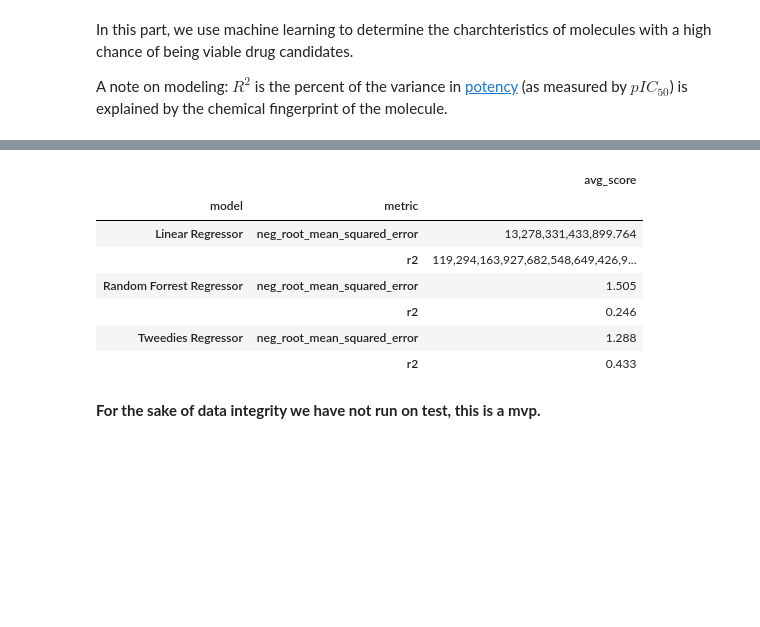
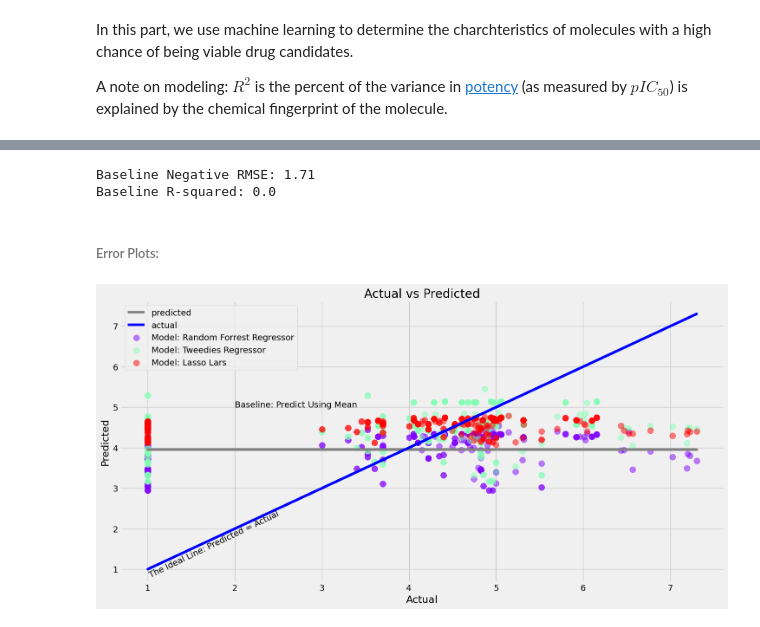
Before and after one commit to Germain-Drug-Discovery-Project/drug-discovery-project, a Jupyter notebook: Final Notebook.ipynb, the cells around one changed output, grey strips where cells are left out. Saved outputs shown, nothing was run; the diff lists cells and outputs as text; code cells hidden in the pictures; blank space fills up the shorter version.

Commit message:
Added evals and test to final notebook

```diff
--- a/Final Notebook.ipynb
+++ b/Final Notebook.ipynb
@@ -232,5 +242,10 @@ target.head()
 # %%
-names = ['Linear Regressor', 'Random Forrest Regressor', 'Tweedies Regressor']
-models = [LinearRegression(normalize = True), RandomForestRegressor(), TweedieRegressor()]
+# Defining names of the models and model to be types used
+reg_names = ['Random Forrest Regressor', 'Tweedies Regressor', 'Lasso Lars']
+reg_types = [RandomForestRegressor(), TweedieRegressor(), LassoLars()]
+
+cls_names = ['Decision Tree', 'Gaussian NB', 'Multinomial NB']
+cls_types = [DecisionTreeClassifier(), GaussianNB(), MultinomialNB()]
 # %%
-model_obj = Modeling_class(modeling_df, target, models, names)
+# Creating the object, feeding it the dataframe, target, and model names and types
+model_obj = Modeling_class(modeling_df, target, reg_types, reg_names, cls_types, cls_names)
@@ -243,13 +271,12 @@ Modeling done! Average scores are abstract represntations of how well this model
 # %%
-avg_metrics
+print(f'Baseline Negative RMSE: {model_obj.reg_baseline_nrmse}\nBaseline R-squared: {model_obj.reg_baseline_r2}')
 # %% [output]
-|  |  | avg_score |
-| model | metric |  |
-| Linear Regressor | neg_root_mean_squared_error | 13,278,331,433,899.764 |
-|  | r2 | 119,294,163,927,682,548,649,426,9... |
-| Random Forrest Regressor | neg_root_mean_squared_error | 1.505 |
-|  | r2 | 0.246 |
-| Tweedies Regressor | neg_root_mean_squared_error | 1.288 |
-|  | r2 | 0.433 |
+Baseline Negative RMSE: 1.71
+Baseline R-squared: 0.0
-# %% [markdown]
-**For the sake of data integrity we have not run on test, this is a mvp.**
+# %% [markdown]
+###### Error Plots:
+# %%
+# Creates actual vs predicted plot
+model_obj.plot_actual_vs_pred()
+# %% [output]
+[figure, added]
```
Also changed, not shown: parts of 17 cells of this notebook, 2 other files.
